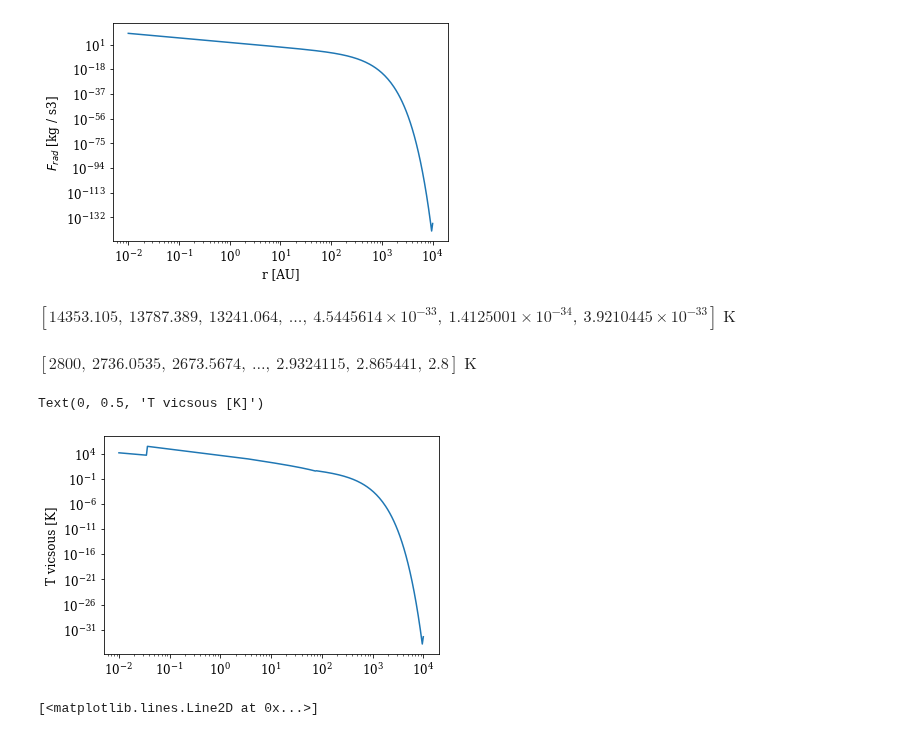
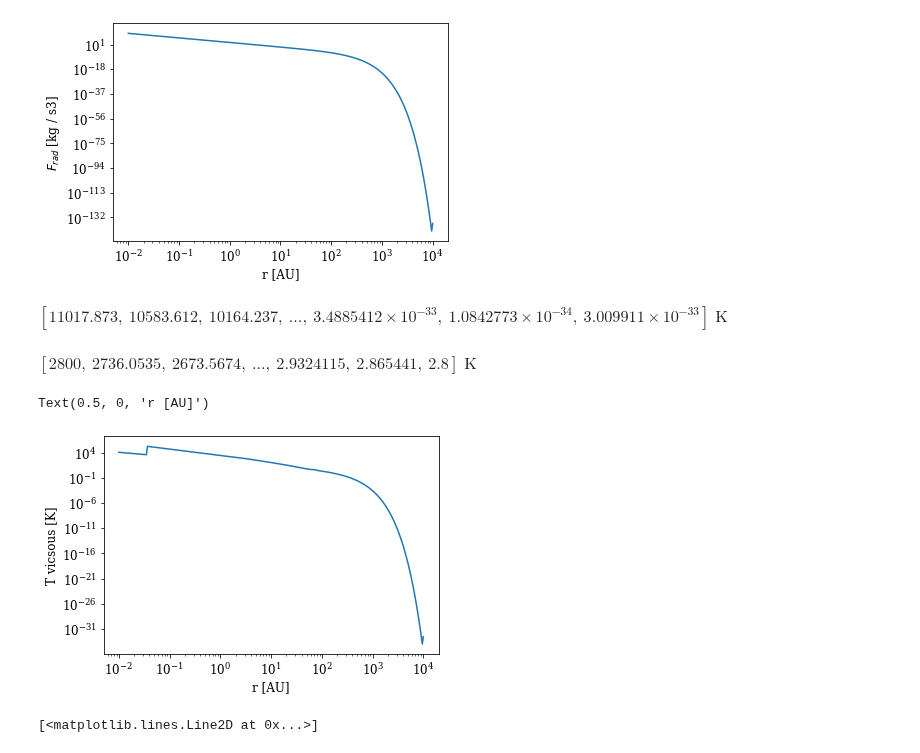
Before and after one commit to agent031/bachelor_code, a Jupyter notebook: Testing_values_T0/combined_temp_strongDW.ipynb, the cells around one changed output. Cells and saved outputs as stored; diff of their text form; code cells hidden in the pictures.

```diff
--- a/Testing_values_T0/combined_temp.ipynb
+++ b/Testing_values_T0/combined_temp_strongDW.ipynb
@@ -122,7 +122,7 @@ def F_rad_func(Σ, cs2):
     F_rad = (-(r_au**(-2)) * (sD1_log @ func_to_der) * func_to_der.unit).decompose()
     F_rad_nounit = F_rad.value
     F_rad_nounit[F_rad_nounit <= 0] = 0
-    return F_rad
+    return F_rad_nounit * F_rad.unit
 # %%
 F_rad_func(Σ_initial(r_au), c_s2(T_req))
 # %% [output]
@@ -136,11 +136,11 @@ Text(0.5, 0, 'r [AU]')
 [figure]
 # %%
 def T_vis(T, Σ):
-    return ((0.5 * sigma_sb**(-1) * (3/8 * tau_R(T, Σ) + tau_P(tau_R(T, Σ))) * F_rad_func(Σ, c_s2(T)))**(0.25)).decompose()
+    return ((0.5 * sigma_sb**(-1) * (3/8 * tau_R(T, Σ) + 0.5 * tau_P(tau_R(T, Σ))**(-1)) * F_rad_func(Σ, c_s2(T)))**(0.25)).decompose()
 # %%
 T_vis(T_req, Σ_initial(r_au))
 # %% [output]
-$[14353.105,~13787.389,~13241.064,~\dots,~4.5445614 \times 10^{-33},~1.4125001 \times 10^{-34},~3.9210445 \times 10^{-33}] \; \mathrm{K}$
+$[11017.873,~10583.612,~10164.237,~\dots,~3.4885412 \times 10^{-33},~1.0842773 \times 10^{-34},~3.009911 \times 10^{-33}] \; \mathrm{K}$
 # %%
 T_req
 # %% [output]
@@ -148,9 +148,10 @@ $[2800,~2736.0535,~2673.5674,~\dots,~2.9324115,~2.865441,~2.8] \; \mathrm{K}$
 # %%
 plt.loglog(r, T_vis(T_req, Σ_initial(r_au)))
 plt.ylabel('T vicsous'+f' [{T_vis(T_req, Σ_initial(r_au)).unit}]')
+plt.xlabel(f'r [{r_au.unit}]')
 # %% [output]
-Text(0, 0.5, 'T vicsous [K]')
+Text(0.5, 0, 'r [AU]')
-[figure, old version]
+[figure, new version]
 # %%
 plt.loglog(r, T_req)
 # %% [output]
```
Also changed, not shown: parts of 6 cells of this notebook, 2 other files.
